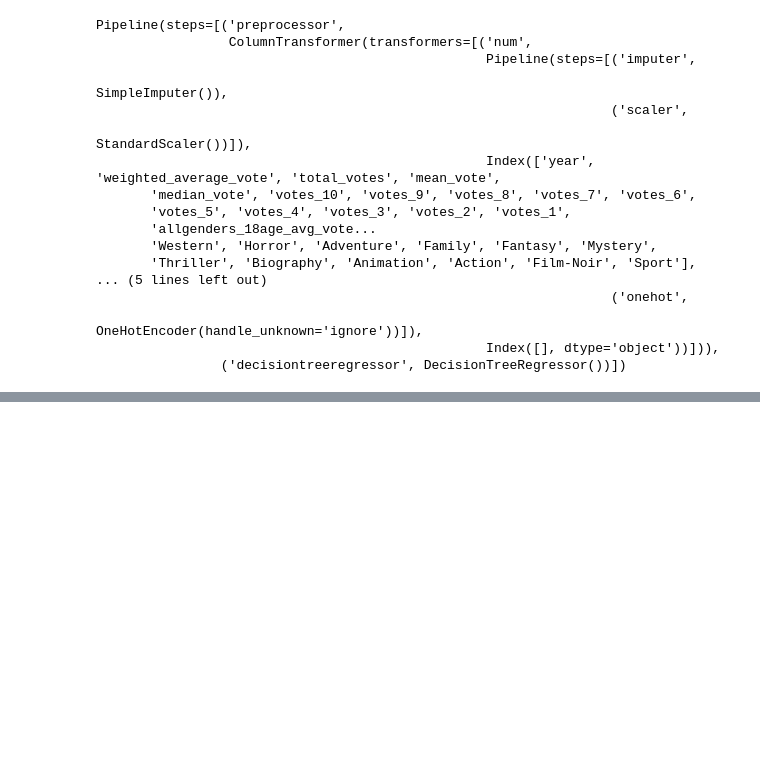
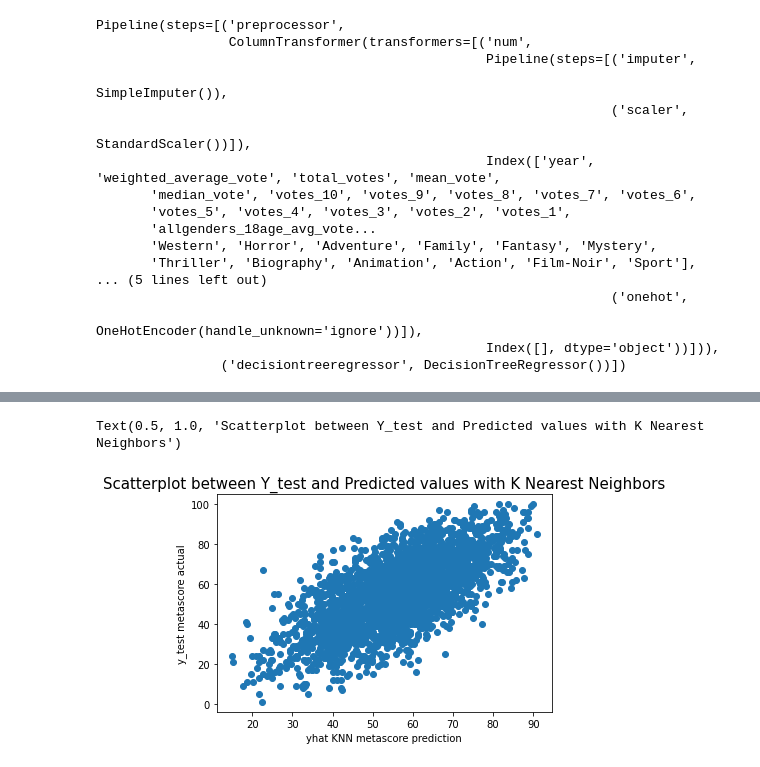
Before and after one commit to stat426-fall2021/final-project-zoom-crew, a Jupyter notebook: movie_modeling.ipynb, the cells around one changed output, grey strips where cells are left out. Drawn from its saved outputs; the diff is of its cells as text; code cells hidden in the pictures; blank space fills up the shorter version.

```diff
--- a/movie_modeling.ipynb
+++ b/movie_modeling.ipynb
@@ -207,0 +216,8 @@ print(np.mean(RMSE_dt)*-1)
+# %%
+plt.scatter(yhat_knn, y_test['metascore'])
+plt.xlabel("yhat KNN metascore prediction")
+plt.ylabel("y_test metascore actual")
+plt.title("Scatterplot between Y_test and Predicted values with K Nearest Neighbors", fontsize=15)
+# %% [output]
+Text(0.5, 1.0, 'Scatterplot between Y_test and Predicted values with K Nearest Neighbors')
+[figure, added]
```
Also changed, not shown: parts of 8 cells of this notebook.
